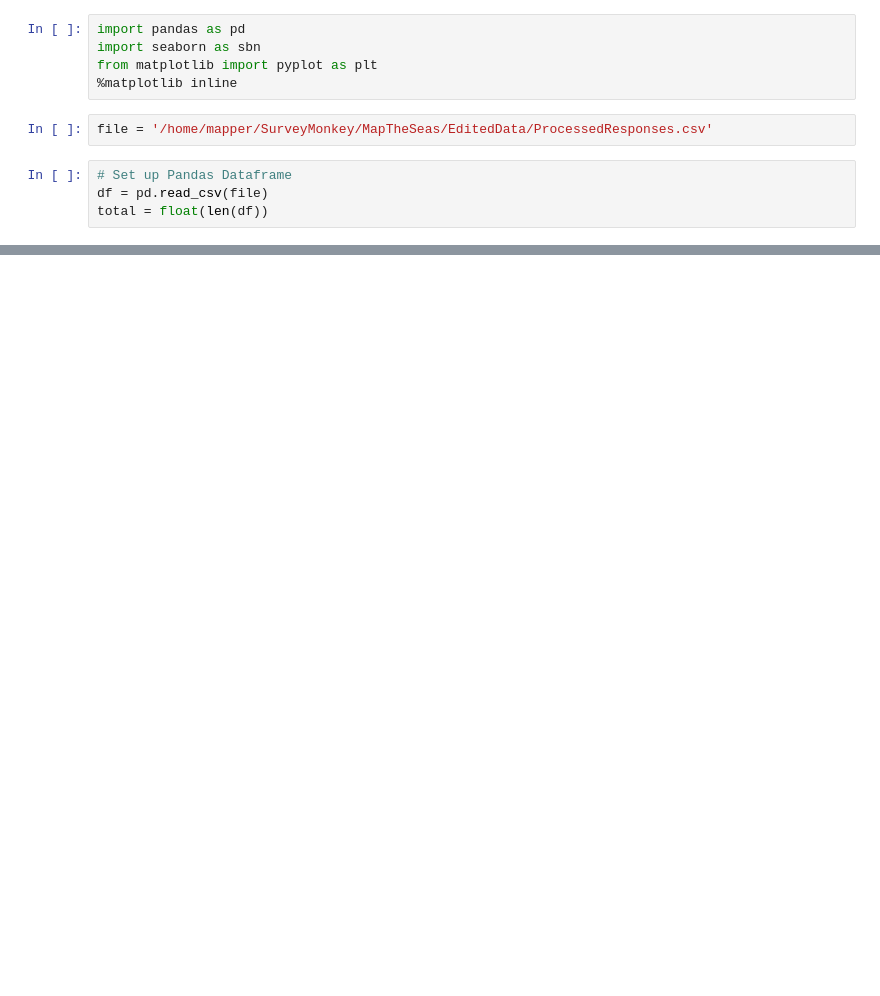
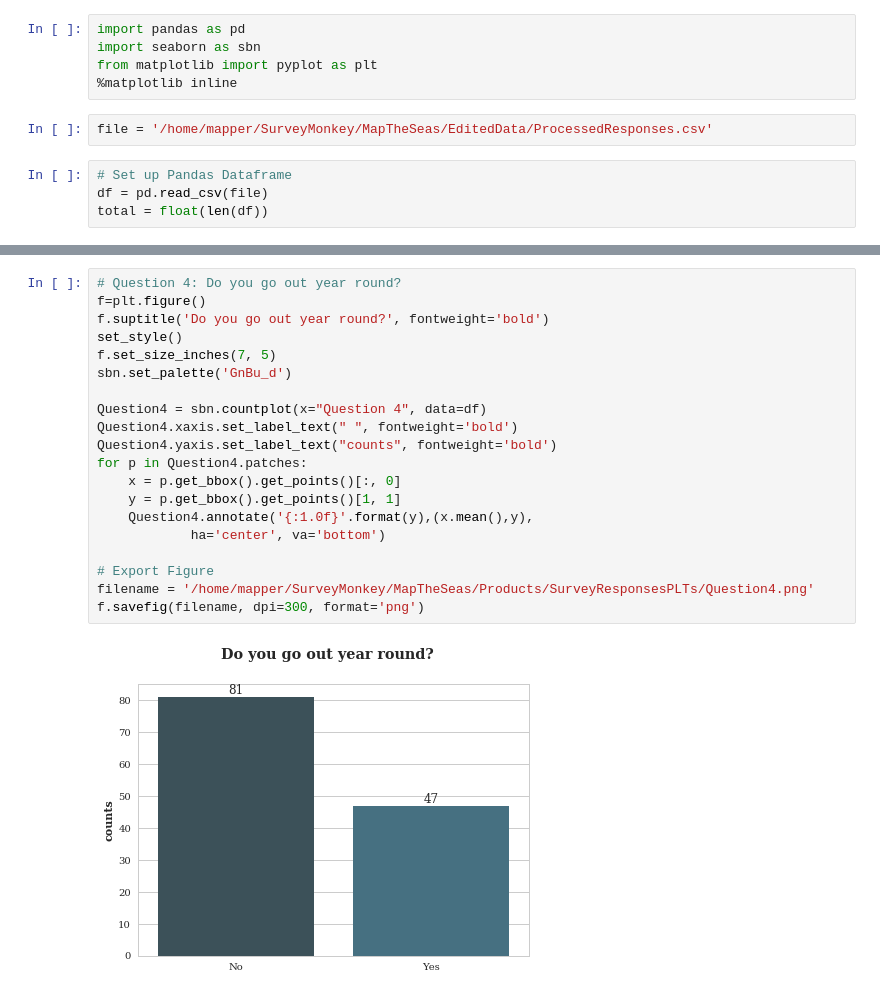
Before and after one commit to ShayHoy/MapTheSeas_Analysis, a Jupyter notebook: PythonScripts/SurveyAnalysis.ipynb, the cells around one changed output, grey strips where cells are left out. Drawn from its saved outputs; the diff is of its cells as text; blank space fills up the shorter version.

```diff
--- a/PythonScripts/SurveyAnalysis.ipynb
+++ b/PythonScripts/SurveyAnalysis.ipynb
@@ -71,0 +148,22 @@ f.savefig(filename, dpi=300, format='png')
+# %%
+# Question 4: Do you go out year round?
+f=plt.figure()
+f.suptitle('Do you go out year round?', fontweight='bold')
+set_style()
+f.set_size_inches(7, 5)
+sbn.set_palette('GnBu_d')
+
+Question4 = sbn.countplot(x="Question 4", data=df)
+Question4.xaxis.set_label_text(" ", fontweight='bold')
+Question4.yaxis.set_label_text("counts", fontweight='bold')
+for p in Question4.patches:
+    x = p.get_bbox().get_points()[:, 0]
+    y = p.get_bbox().get_points()[1, 1]
+    Question4.annotate('{:1.0f}'.format(y),(x.mean(),y),
+            ha='center', va='bottom')
+
+# Export Figure
+filename = '/home/mapper/SurveyMonkey/MapTheSeas/Products/SurveyResponsesPLTs/Question4.png'
+f.savefig(filename, dpi=300, format='png')
+# %% [output]
+[figure, added]
```
Also changed, not shown: parts of 25 cells of this notebook.
